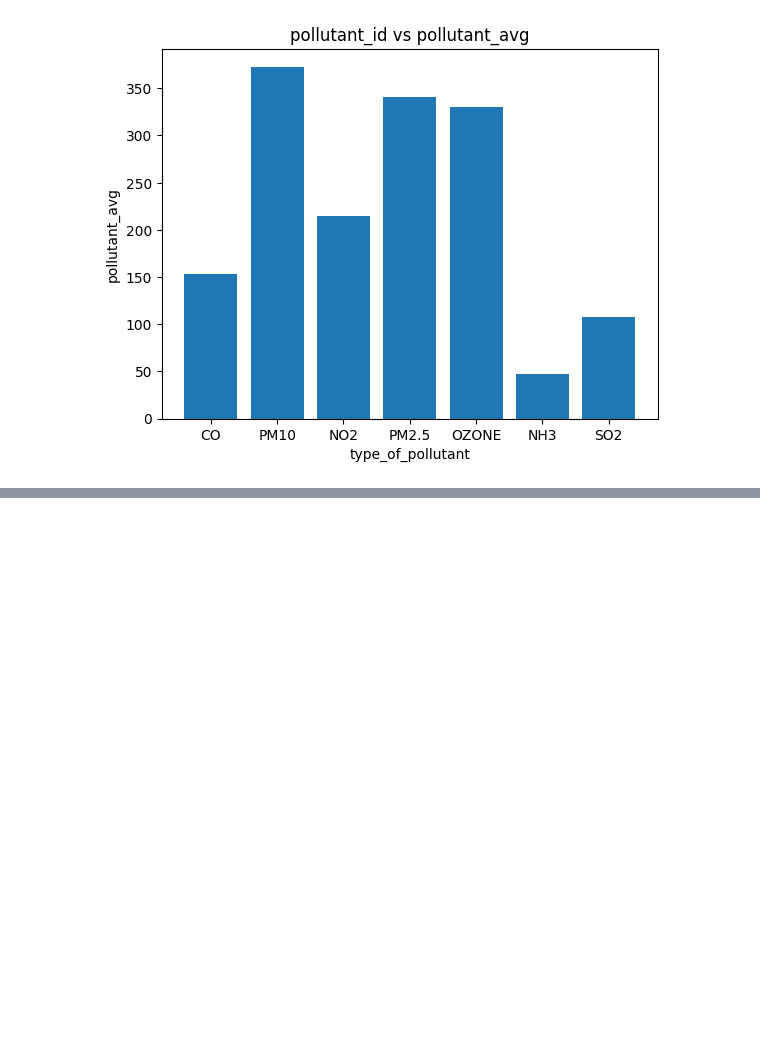
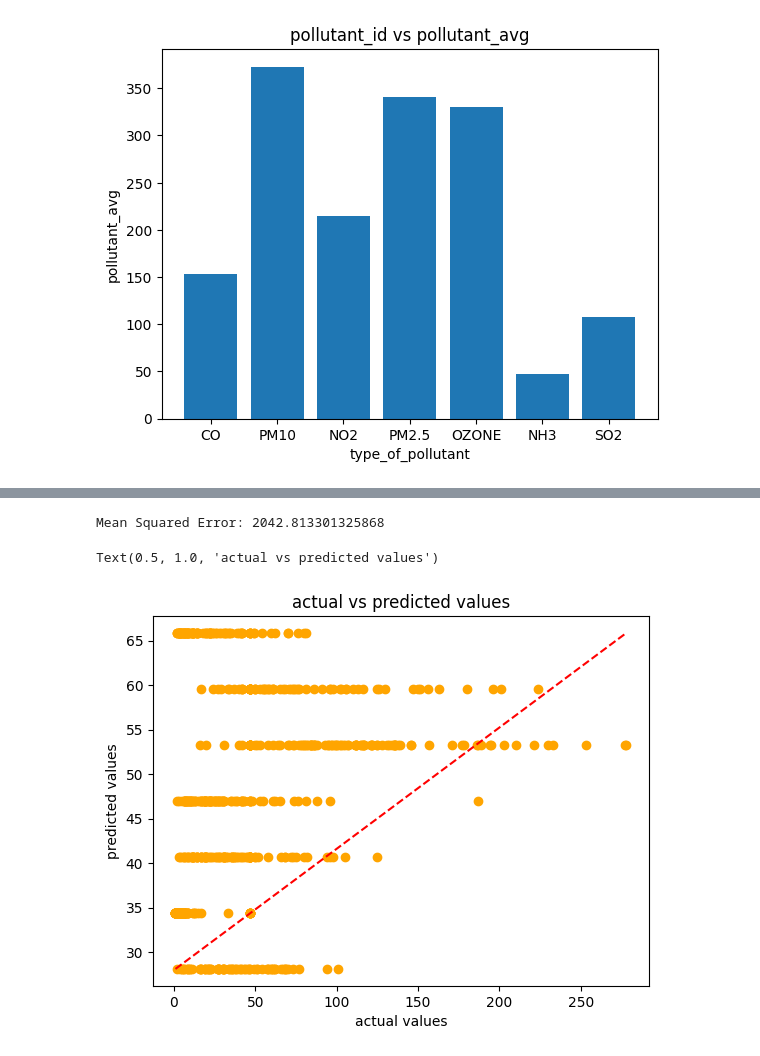
Before and after one commit to vineethreddy56/air_quality_index, a Jupyter notebook: air_quality_index.ipynb, the cells around one changed output, grey strips where cells are left out. Saved outputs shown, nothing was run; the diff lists cells and outputs as text; code cells hidden in the pictures; blank space fills up the shorter version.

```diff
--- a/air_quality_index.ipynb
+++ b/air_quality_index.ipynb
@@ -148,0 +170,11 @@ Text(0, 0.5, 'pollutant_avg')
+# %%
+x=air_quality_data[['pollutant_id']]
+y=air_quality_data['pollutant_avg']
+# %%
+from sklearn.model_selection import train_test_split
+from sklearn.linear_model import LinearRegression
+x_train,x_test,y_train,y_test=train_test_split(x,y,test_size=0.2,random_state=42)
+# %%
+model=LinearRegression()
+model.fit(x_train,y_train)
+model.predict(x_test)
@@ -148,0 +199,7 @@ Text(0, 0.5, 'pollutant_avg')
+# %%
+predictions=model.predict(x_test)
+results = pd.DataFrame({
+    'pollutant_id': x_test.squeeze(),
+    'perdicted pollutant_avg' : predictions
+})
+results.head()
@@ -148,0 +229,15 @@ Text(0, 0.5, 'pollutant_avg')
+# %%
+from sklearn.metrics import mean_squared_error
+mse=mean_squared_error(y_test,predictions)
+print("Mean Squared Error:",mse)
+# %% [output]
+Mean Squared Error: 2042.813301325868
+# %%
+plt.scatter(y_test,predictions,color='orange')
+plt.plot([y_test.min(),y_test.max()],[predictions.min(),predictions.max()],color='red', linestyle='--')
+plt.xlabel('actual values')
+plt.ylabel('predicted values')
+plt.title("actual vs predicted values")
+# %% [output]
+Text(0.5, 1.0, 'actual vs predicted values')
+[figure, added]
```
Also changed, not shown: parts of 7 cells of this notebook.
